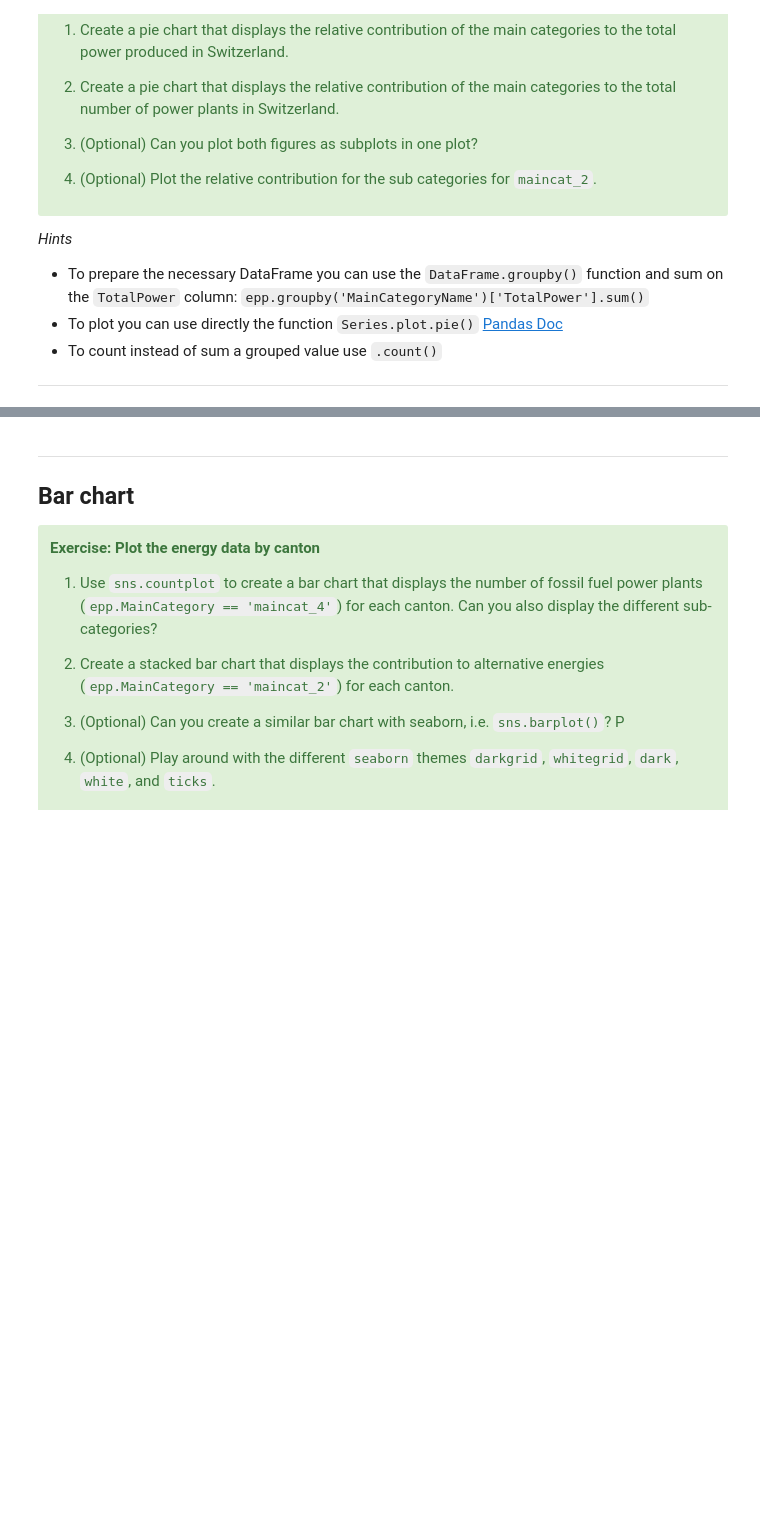
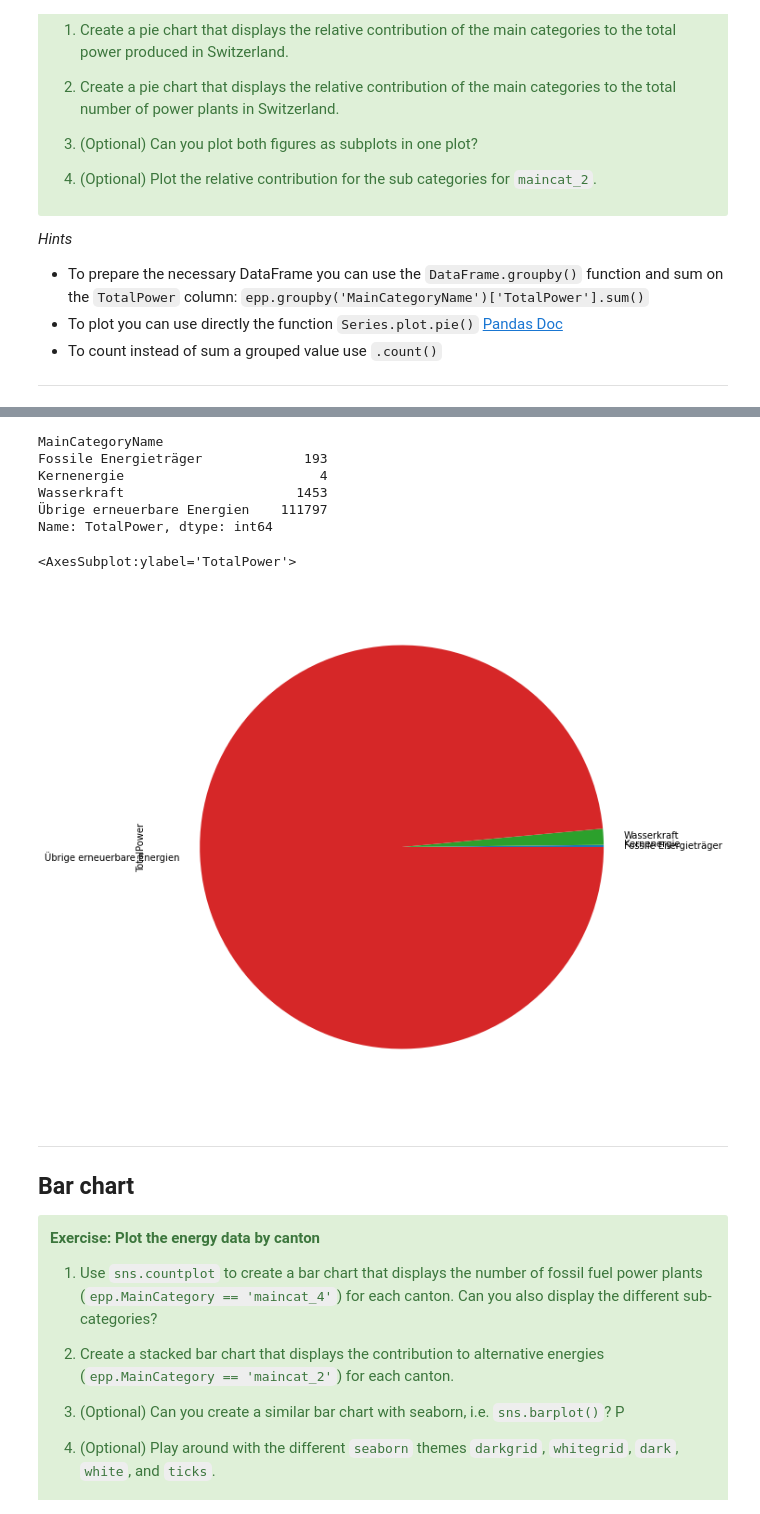
Before and after one commit to dsi-engineering-ag/data-science-course, a Jupyter notebook: Day 1/Excercise - Visualisation Plots.ipynb, the cells around one changed output, grey strips where cells are left out. Saved outputs shown, nothing was run; the diff lists cells and outputs as text; code cells hidden in the pictures; blank space fills up the shorter version.

```diff
--- a/Day 1/Excercise - Visualisation Plots.ipynb
+++ b/Day 1/Excercise - Visualisation Plots.ipynb
@@ -72,3 +87,18 @@ display(epp.head())
+# %%
+b =  epp.groupby('MainCategoryName')['TotalPower'].count()
+b
+# %% [output]
+MainCategoryName
+Fossile Energieträger             193
+Kernenergie                         4
+Wasserkraft                      1453
+Übrige erneuerbare Energien    111797
+Name: TotalPower, dtype: int64
+# %%
+b.plot.pie()
+# %% [output]
+<AxesSubplot:ylabel='TotalPower'>
+[figure, added]
 # %% [markdown]
 ***
  ## Bar chart
```
Also changed, not shown: parts of 12 cells of this notebook.
